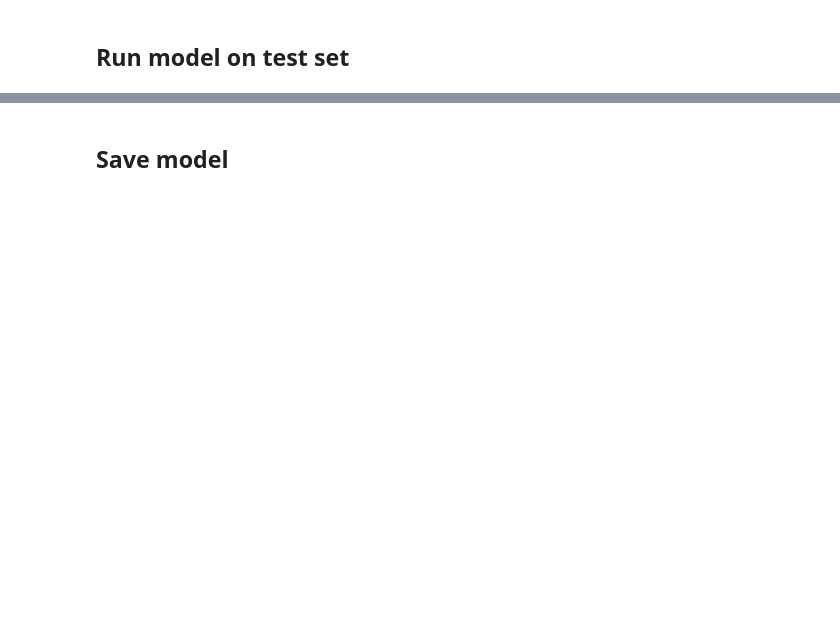
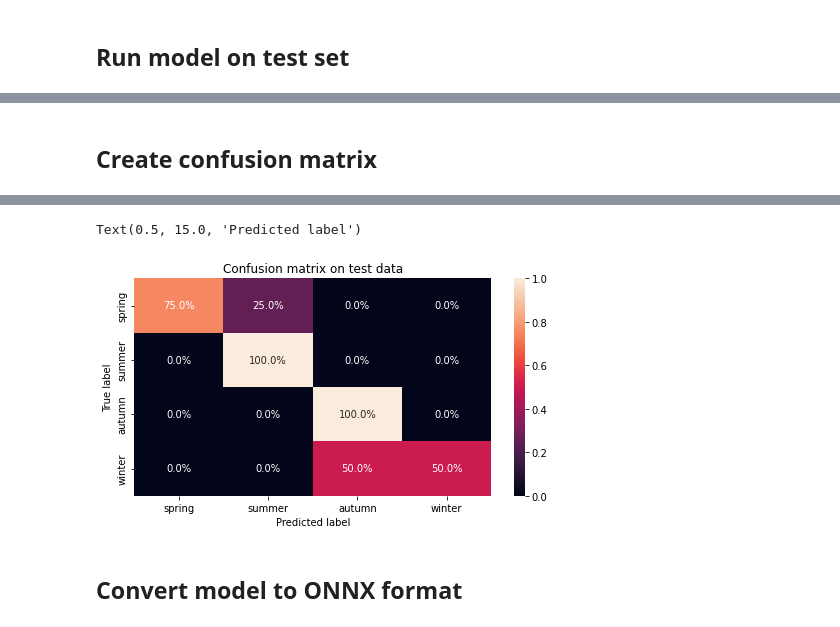
Before and after one commit to dianna-ai/dianna-exploration, a Jupyter notebook: example_data/model_generation/weather_prediction/generate_model.ipynb, the cells around one changed output, grey strips where cells are left out. Cells and saved outputs as stored; diff of their text form; code cells hidden in the pictures; blank space fills up the shorter version.

```diff
--- a/example_data/model_generation/weather_prediction/generate_model.ipynb
+++ b/example_data/model_generation/weather_prediction/generate_model.ipynb
@@ -56,9 +63,24 @@ print(data_ts.shape)
 # %% [output]
 (120, 28, 9)
 # %%
-# the labels are the month of each timeseries
-months = (np.arange(nmonth) + data['MONTH'][0]) % 12
+# the labels are based on the month of each timeseries, in range 1 to 12
+months = (np.arange(nmonth) + data['MONTH'][0] - 1) % 12 + 1
 
-# create one-hot encoded target. 0 = winter (oct-mar), 1 = summer (apr-sep)
-target = pd.get_dummies((3 < months) & (months < 10)).to_numpy()
-classes = ['winter', 'summer']
+# one class per season
+labels = np.zeros_like(months, dtype=int)
+spring = (3 < months) & (months <= 6)   # apr - jun
+summer = (6 < months) & (months <= 9)   # jun - sep
+autumn = 9 < months                     # oct - dec
+winter = months <= 3                    # jan - mar
+
+labels[spring] = 0
+labels[summer] = 1
+labels[autumn] = 2
+labels[winter] = 3
+
+target = pd.get_dummies(labels)
+
+classes = ['spring', 'summer', 'autumn', 'winter']
+nclass = len(classes)
+
+target.describe()
@@ -147,0 +229,12 @@ Accuracy on test set: 100%
+# %% [markdown]
+## Create confusion matrix
+# %%
+pred_test = model.predict(data_test)
+conf_mat = confusion_matrix(target_test.to_numpy().argmax(axis=1), pred_test.argmax(axis=1), normalize='true')
+plt.figure(figsize=(8, 4))
+sns.heatmap(conf_mat/conf_mat.sum(axis=1), xticklabels=classes, yticklabels=classes,
+            annot=True, fmt='.1%')
+plt.title('Confusion matrix on test data')
+plt.ylabel('True label')
+plt.xlabel('Predicted label')
+# %% [output]
@@ -148,2 +242,4 @@ Accuracy on test set: 100%
+Text(0.5, 15.0, 'Predicted label')
+[figure, added]
 # %% [markdown]
-## Save model
+## Convert model to ONNX format
```
Also changed, not shown: parts of 19 cells of this notebook.
